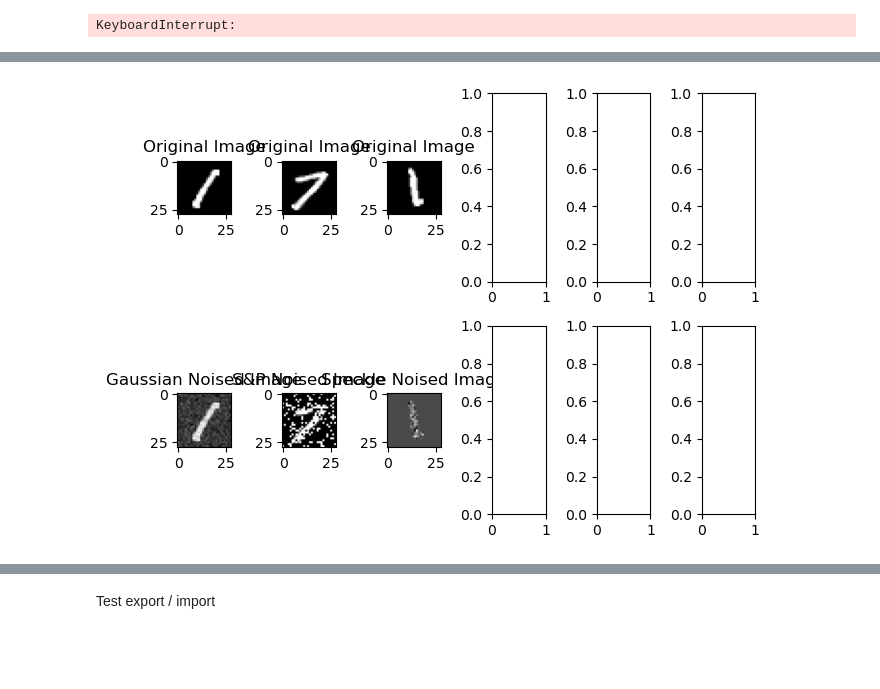
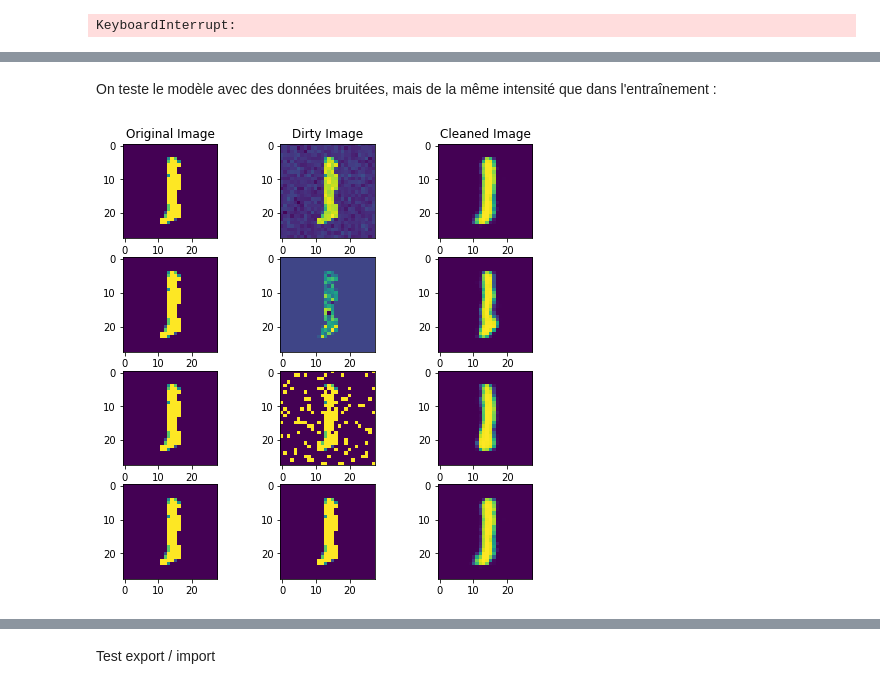
Before and after one commit to franzele21/autoencodeur_tp, a Jupyter notebook: DenoisingAutoencoder.ipynb, the cells around one changed output, grey strips where cells are left out. Saved outputs shown, nothing was run; the diff lists cells and outputs as text; code cells hidden in the pictures; blank space fills up the shorter version.

```diff
--- a/DenoisingAutoencoder.ipynb
+++ b/DenoisingAutoencoder.ipynb
@@ -260,6 +243,8 @@ class denoising_model(nn.Module):
   """
   def __init__(self, hidden_layer_nb=1, hidden_size = 256, latent_size=64, img_size=28*28):
     super(denoising_model,self).__init__()
+
+    self.latent_size = latent_size
 
     encode_sequence_input = [nn.Linear(img_size, hidden_size), nn.ReLU()]
     encode_sequence_output = [nn.Linear(hidden_size, latent_size), nn.ReLU()]
@@ -287,6 +272,9 @@ class denoising_model(nn.Module):
       *decode_sequence
     )
 
+  def get_latent_size(self):
+    return self.latent_size
+
   def encode(self, x):
     return self.encoder(x)
 
@@ -564,24 +543,16 @@ plt.plot(range(len(losslist)), losslist)
-# %%
-f, axes=plt.subplots(2,6)
-
-#showing images with gaussian noise
-axes[0,0].imshow(xtrain[0], cmap="gray")
-axes[0,0].set_title("Original Image")
-axes[1,0].imshow(traindata[0], cmap='gray')
-axes[1,0].set_title("Gaussian Noised Image")
-
-#showing images with salt and pepper noise
-axes[0,1].imshow(xtrain[13000], cmap='gray')
-axes[0,1].set_title("Original Image")
-axes[1,1].imshow(traindata[13000], cmap="gray")
-axes[1,1].set_title("S&P Noised Image")
-
-#showing imags with the speckle noise
-axes[0,2].imshow(xtrain[5000], cmap='gray')
-axes[0,2].set_title("Original Image")
-axes[1,2].imshow(traindata[5000], cmap="gray")
-axes[1,2].set_title("Speckle Noised Image")
-
-plt.tight_layout()
-# %% [output]
-[figure, removed]
+# %% [markdown]
+On teste le modèle avec des données bruitées, mais de la même intensité que dans l'entraînement :
+# %%
+f,axes= plt.subplots(4,3,figsize=(8, 8))
+axes[0,0].set_title("Original Image")
+axes[0,1].set_title("Dirty Image")
+axes[0,2].set_title("Cleaned Image")
+for i, noise in enumerate(["gaussian", "speckle", "salt_pepper", ""]):
+    dirty = add_noise(np.array(xtest[3]), noise)
+    predicted = best_model(torch.tensor(dirty.flatten()).type(torch.FloatTensor))
+
+    axes[i, 0].imshow(xtest[3])
+    axes[i, 1].imshow(dirty.reshape((28, 28)))
+    axes[i, 2].imshow(predicted.detach().numpy().reshape((28, 28)))
+# %% [output]
+[figure, added]
```
Also changed, not shown: parts of 46 cells of this notebook, 2 other files.
